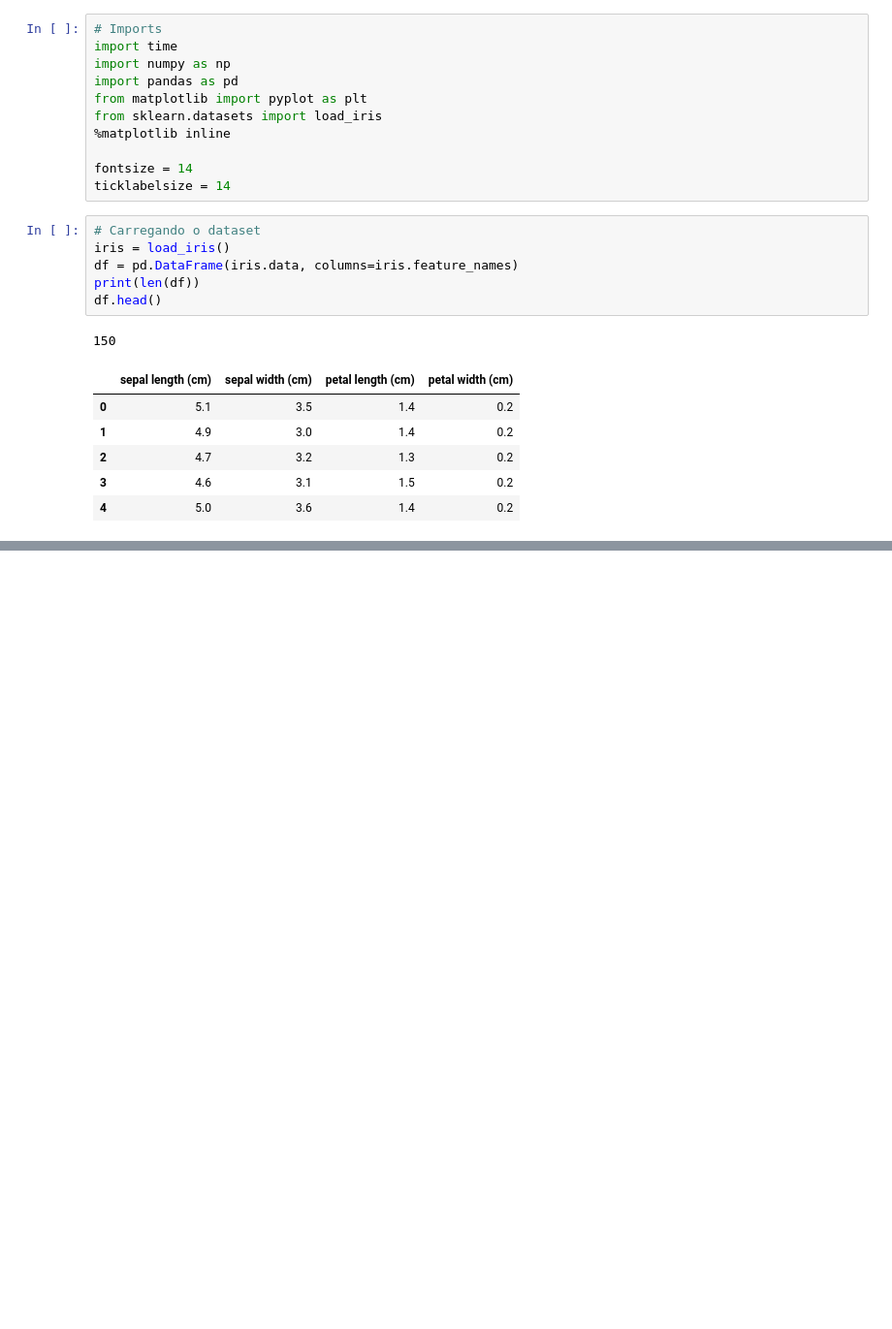
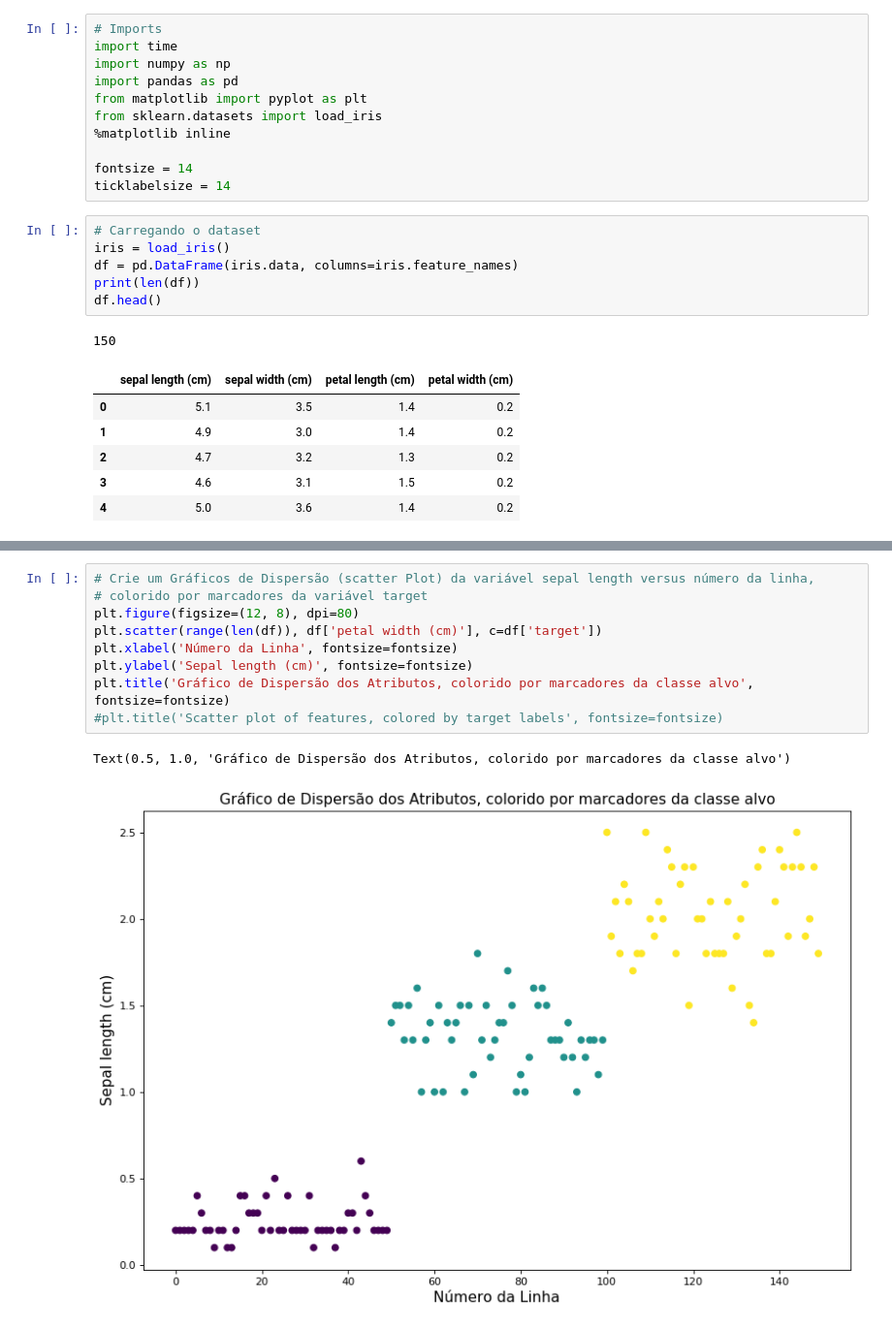
Before and after one commit to UesleiJf/Analise-de-Dados-com-Python, a Jupyter notebook: Analise de Dados com Python/Análise Iris.ipynb, the cells around one changed output, grey strips where cells are left out. Shown at 97% size. Saved outputs shown, nothing was run; the diff lists cells and outputs as text; blank space fills up the shorter version.

```diff
--- a/Analise de Dados com Python/Análise Iris.ipynb
+++ b/Analise de Dados com Python/Análise Iris.ipynb
@@ -25,0 +163,12 @@ df.head()
+# %%
+# Crie um Gráficos de Dispersão (scatter Plot) da variável sepal length versus número da linha,
+# colorido por marcadores da variável target
+plt.figure(figsize=(12, 8), dpi=80)
+plt.scatter(range(len(df)), df['petal width (cm)'], c=df['target'])
+plt.xlabel('Número da Linha', fontsize=fontsize)
+plt.ylabel('Sepal length (cm)', fontsize=fontsize)
+plt.title('Gráfico de Dispersão dos Atributos, colorido por marcadores da classe alvo', fontsize=fontsize)
+#plt.title('Scatter plot of features, colored by target labels', fontsize=fontsize)
+# %% [output]
+Text(0.5, 1.0, 'Gráfico de Dispersão dos Atributos, colorido por marcadores da classe alvo')
+[figure, added]
```
Also changed, not shown: parts of 15 cells of this notebook.
